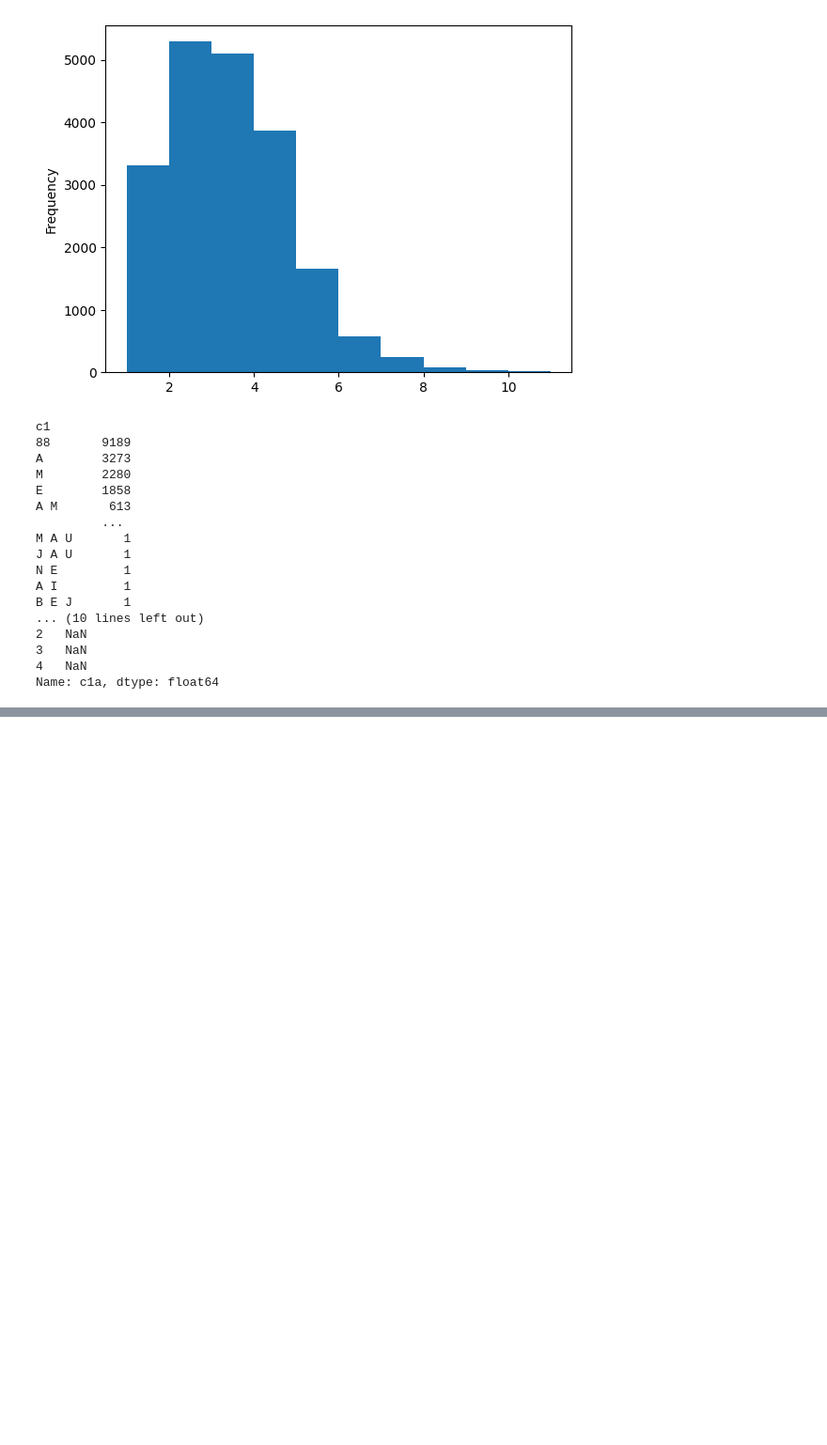
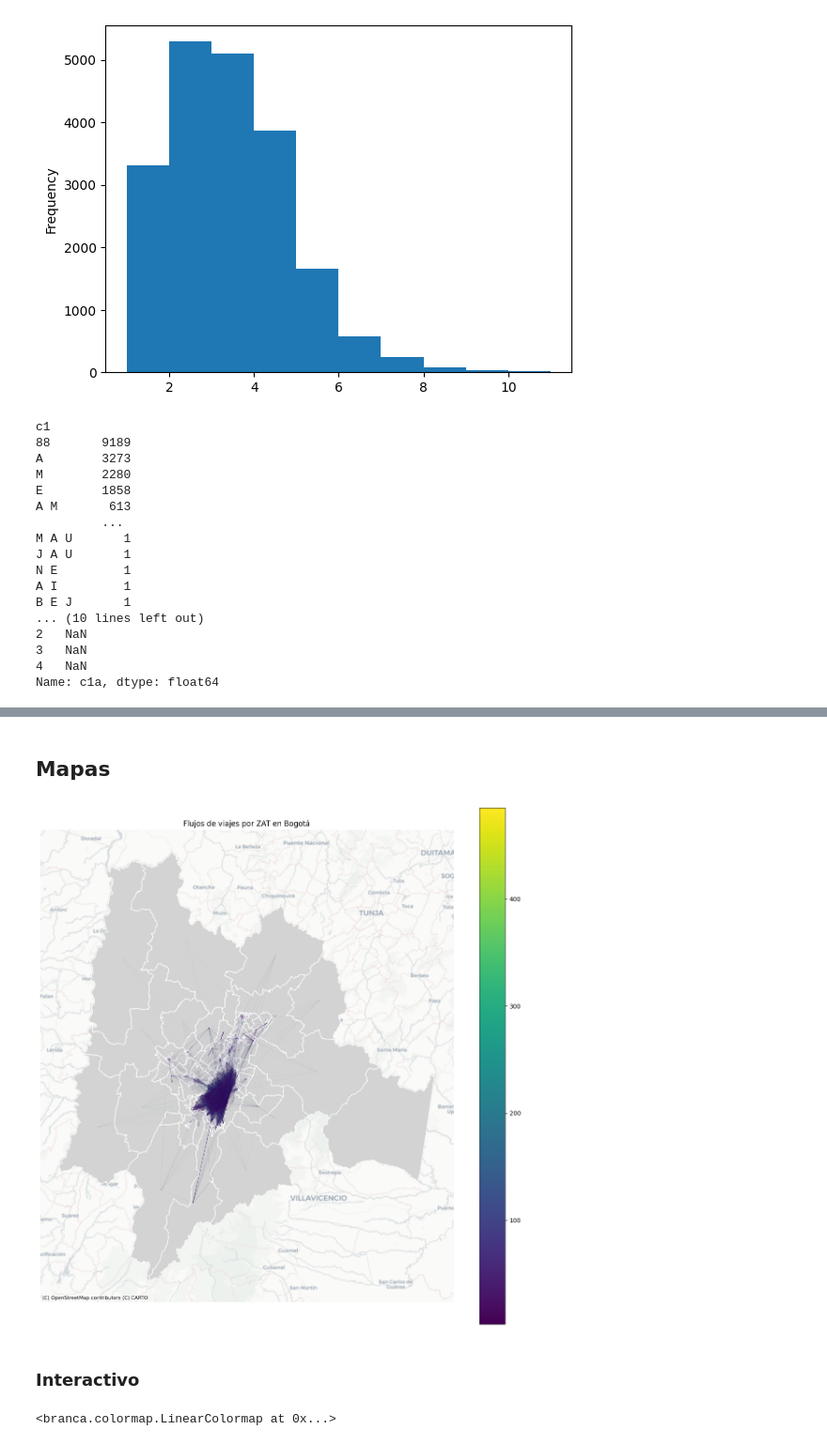
Before and after one commit to l0chaves/SEA-UN-Movilidad, a Jupyter notebook: Codigos_Python/descriptivas.ipynb, the cells around one changed output, grey strips where cells are left out. Shown at 94% size. Saved outputs shown, nothing was run; the diff lists cells and outputs as text; code cells hidden in the pictures; blank space fills up the shorter version.

Commit message:
Mapas Origen - Destino

```diff
--- a/Codigos_Python/descriptivas.ipynb
+++ b/Codigos_Python/descriptivas.ipynb
@@ -233,0 +260,48 @@ Name: c1a, dtype: float64
+# %%
+# Renombrar columna para unir fácilmente
+gdf_zat = gdf_zat.rename(columns={'ZAT': 'zat'})
+# %%
+# Unir geometría de zonas de origen
+df_od = df_od.merge(gdf_zat[['zat', 'geometry']], left_on='zat_ori', right_on='zat').rename(columns={'geometry': 'geometry_ori'})
+
+# Unir geometría de zonas de destino
+df_od = df_od.merge(gdf_zat[['zat', 'geometry']], left_on='zat_des', right_on='zat').rename(columns={'geometry': 'geometry_des'})
+# %% [markdown]
+## Mapas
+# %%
+from shapely.geometry import LineString
+
+def crear_linea(row):
+    return LineString([row['geometry_ori'].centroid, row['geometry_des'].centroid])
+
+df_od['geometry'] = df_od.apply(crear_linea, axis=1)
+gdf_flujos = gpd.GeoDataFrame(df_od, geometry='geometry', crs=gdf_zat.crs)
+# %%
+import matplotlib.pyplot as plt
+import contextily as ctx
+
+fig, ax = plt.subplots(figsize=(12, 12))
+
+# Dibujar ZATs
+gdf_zat.plot(ax=ax, color='lightgrey', edgecolor='white')
+
+# Dibujar líneas con grosor por número de viajes
+gdf_flujos.plot(
+    ax=ax,
+    linewidth=gdf_flujos['num_viajes'] / gdf_flujos['num_viajes'].max() * 5,
+    alpha=0.7,
+    column='duracion_min',
+    cmap='viridis',
+    legend=True
+)
+
+ctx.add_basemap(ax, crs=gdf_flujos.crs.to_string(), source=ctx.providers.CartoDB.Positron)
+
+ax.set_title('Flujos de viajes por ZAT en Bogotá')
+ax.axis('off')
+plt.tight_layout()
+plt.show()
+# %% [output]
+[figure, added]
+# %% [markdown]
+### Interactivo
@@ -233,0 +351,25 @@ Name: c1a, dtype: float64
+# %%
+for _, row in gdf_flujos.iterrows():
+    dur = row['duracion_min']
+    color = colormap(dur)
+
+    line = folium.PolyLine(
+        locations=[(p[1], p[0]) for p in row['geometry'].coords],
+        color=color,
+        weight=row['ancho_linea'],
+        opacity=0.7,
+        popup=folium.Popup(
+            f"""<b>Origen:</b> {row['zat_ori']}<br>
+                <b>Destino:</b> {row['zat_des']}<br>
+                <b>Viajes:</b> {int(row['num_viajes'])}<br>
+                <b>Duración promedio:</b> {dur:.1f} min<br>
+                <b>Etapas promedio:</b> {row['etapas']:.1f}""",
+            max_width=300
+        )
+    )
+    line.add_to(m)
+
+# Agregar el mapa de colores como leyenda
+colormap.add_to(m)
+# %% [output]
+<branca.colormap.LinearColormap at 0x...>
```
Also changed, not shown: parts of 7 cells of this notebook, 5 other files.
